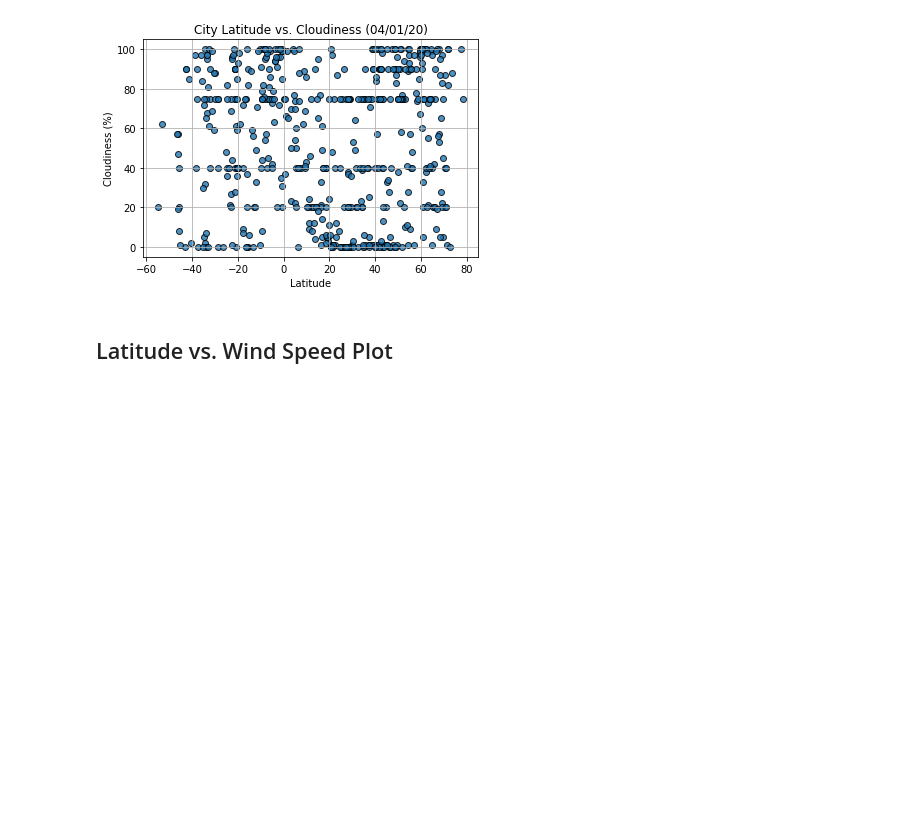
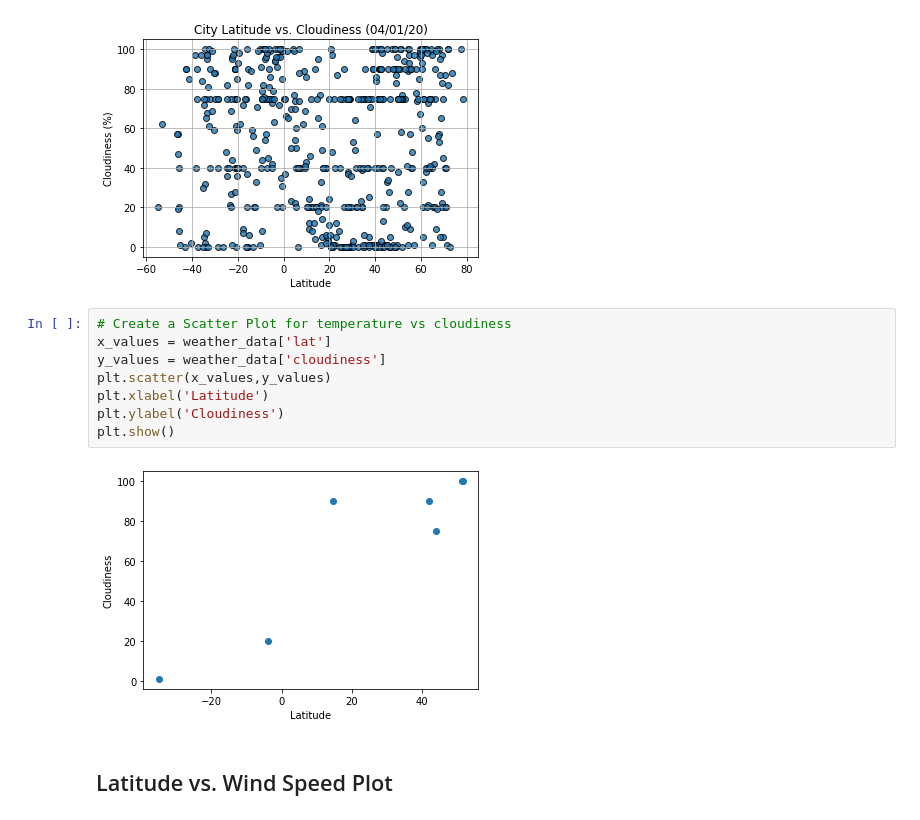
Before and after one commit to lgrayes/python-api-challenge, a Jupyter notebook: starter_code/WeatherPy/file01.ipynb, the cells around one changed output. Cells and saved outputs as stored; diff of their text form; blank space fills up the shorter version.

```diff
--- a/starter_code/WeatherPy/file01.ipynb
+++ b/starter_code/WeatherPy/file01.ipynb
@@ -193,6 +193,16 @@ plt.show()
 # %%
 # %% [output]
 [figure]
+# %%
+# Create a Scatter Plot for temperature vs cloudiness
+x_values = weather_data['lat']
+y_values = weather_data['cloudiness']
+plt.scatter(x_values,y_values)
+plt.xlabel('Latitude')
+plt.ylabel('Cloudiness')
+plt.show()
+# %% [output]
+[figure, added]
 # %% [markdown]
 ## Latitude vs. Wind Speed Plot
 # %%
```
Also changed, not shown: parts of 1 cell of this notebook.
